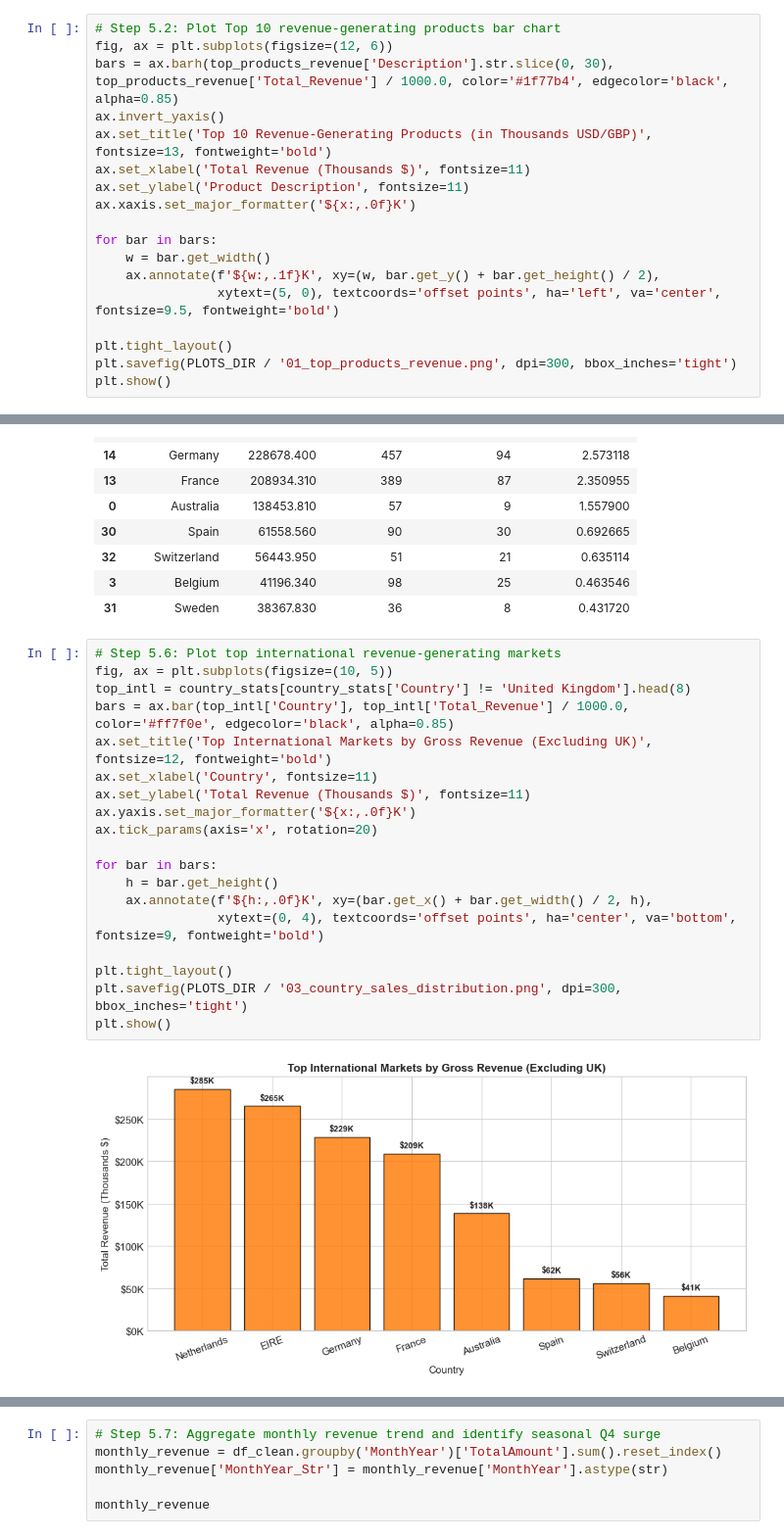
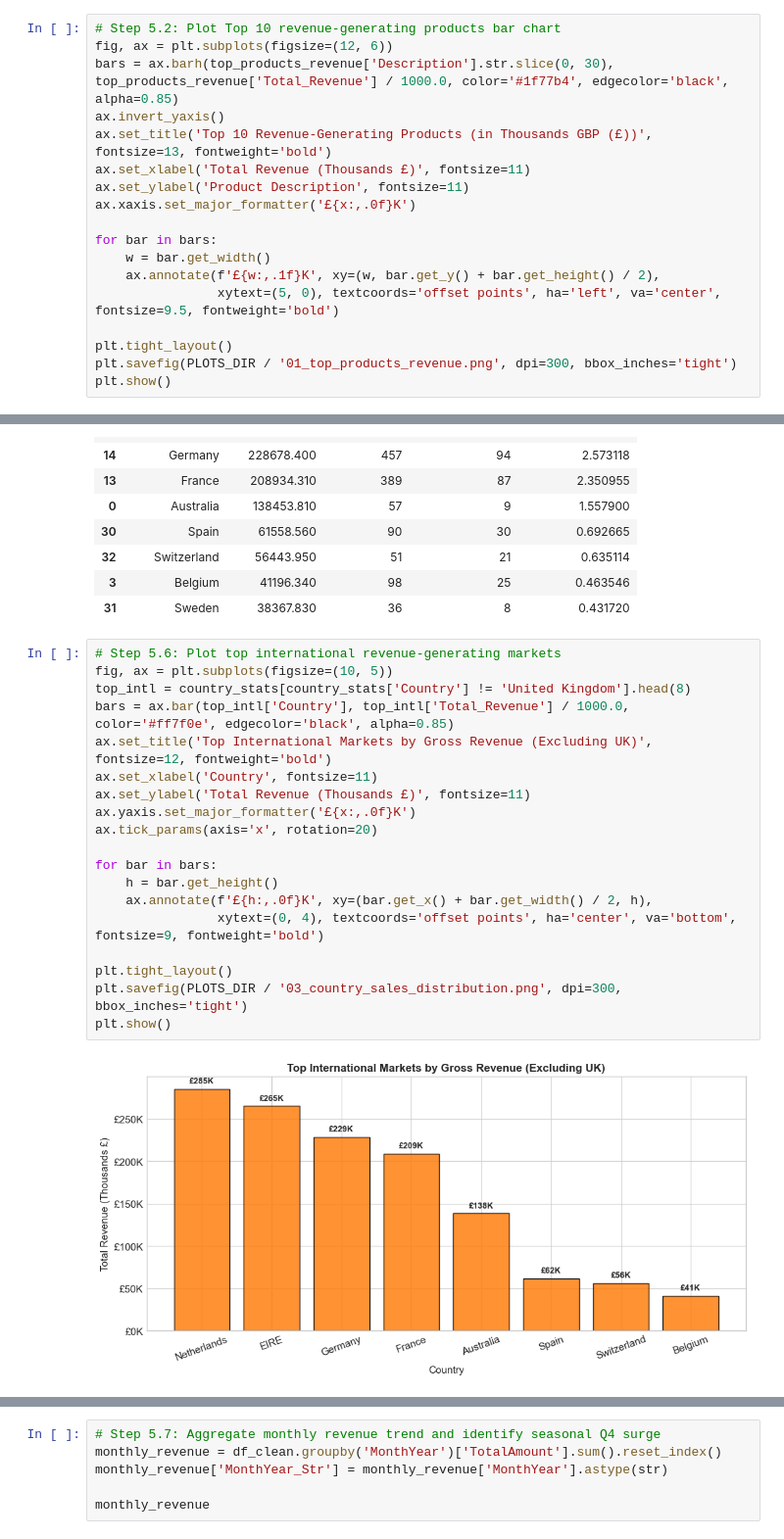
Before and after one commit to AmanBanik/capstone_DSAI_IITI, a Jupyter notebook: capstone_2_onlineretail/notebooks/01_retail_customer_segmentation.ipynb, the cells around one changed output, grey strips where cells are left out. Shown at 98% size. Saved outputs shown, nothing was run; the diff lists cells and outputs as text.

```diff
--- a/capstone_2_onlineretail/notebooks/01_retail_customer_segmentation.ipynb
+++ b/capstone_2_onlineretail/notebooks/01_retail_customer_segmentation.ipynb
@@ -208,14 +225,14 @@ top_products_revenue
 fig, ax = plt.subplots(figsize=(12, 6))
 bars = ax.barh(top_products_revenue['Description'].str.slice(0, 30), top_products_revenue['Total_Revenue'] / 1000.0, color='#1f77b4', edgecolor='black', alpha=0.85)
 ax.invert_yaxis()
-ax.set_title('Top 10 Revenue-Generating Products (in Thousands USD/GBP)', fontsize=13, fontweight='bold')
-ax.set_xlabel('Total Revenue (Thousands $)', fontsize=11)
+ax.set_title('Top 10 Revenue-Generating Products (in Thousands GBP (£))', fontsize=13, fontweight='bold')
+ax.set_xlabel('Total Revenue (Thousands £)', fontsize=11)
 ax.set_ylabel('Product Description', fontsize=11)
-ax.xaxis.set_major_formatter('${x:,.0f}K')
+ax.xaxis.set_major_formatter('£{x:,.0f}K')
 
 for bar in bars:
     w = bar.get_width()
-    ax.annotate(f'${w:,.1f}K', xy=(w, bar.get_y() + bar.get_height() / 2),
+    ax.annotate(f'£{w:,.1f}K', xy=(w, bar.get_y() + bar.get_height() / 2),
                 xytext=(5, 0), textcoords='offset points', ha='left', va='center', fontsize=9.5, fontweight='bold')
 
 plt.tight_layout()
@@ -303,23 +320,23 @@ country_stats.head(10)
 # %%
 # Step 5.6: Plot top international revenue-generating markets
 fig, ax = plt.subplots(figsize=(10, 5))
 top_intl = country_stats[country_stats['Country'] != 'United Kingdom'].head(8)
 bars = ax.bar(top_intl['Country'], top_intl['Total_Revenue'] / 1000.0, color='#ff7f0e', edgecolor='black', alpha=0.85)
 ax.set_title('Top International Markets by Gross Revenue (Excluding UK)', fontsize=12, fontweight='bold')
 ax.set_xlabel('Country', fontsize=11)
-ax.set_ylabel('Total Revenue (Thousands $)', fontsize=11)
-ax.yaxis.set_major_formatter('${x:,.0f}K')
+ax.set_ylabel('Total Revenue (Thousands £)', fontsize=11)
+ax.yaxis.set_major_formatter('£{x:,.0f}K')
 ax.tick_params(axis='x', rotation=20)
 
 for bar in bars:
     h = bar.get_height()
-    ax.annotate(f'${h:,.0f}K', xy=(bar.get_x() + bar.get_width() / 2, h),
+    ax.annotate(f'£{h:,.0f}K', xy=(bar.get_x() + bar.get_width() / 2, h),
                 xytext=(0, 4), textcoords='offset points', ha='center', va='bottom', fontsize=9, fontweight='bold')
 
 plt.tight_layout()
 plt.savefig(PLOTS_DIR / '03_country_sales_distribution.png', dpi=300, bbox_inches='tight')
 plt.show()
 # %% [output]
-[figure, old version]
+[figure, new version]
 # %% [markdown]
 ### Interpretation: Geographic Concentration & Export Opportunities
```
Also changed, not shown: parts of 24 cells of this notebook, 31 other files.
